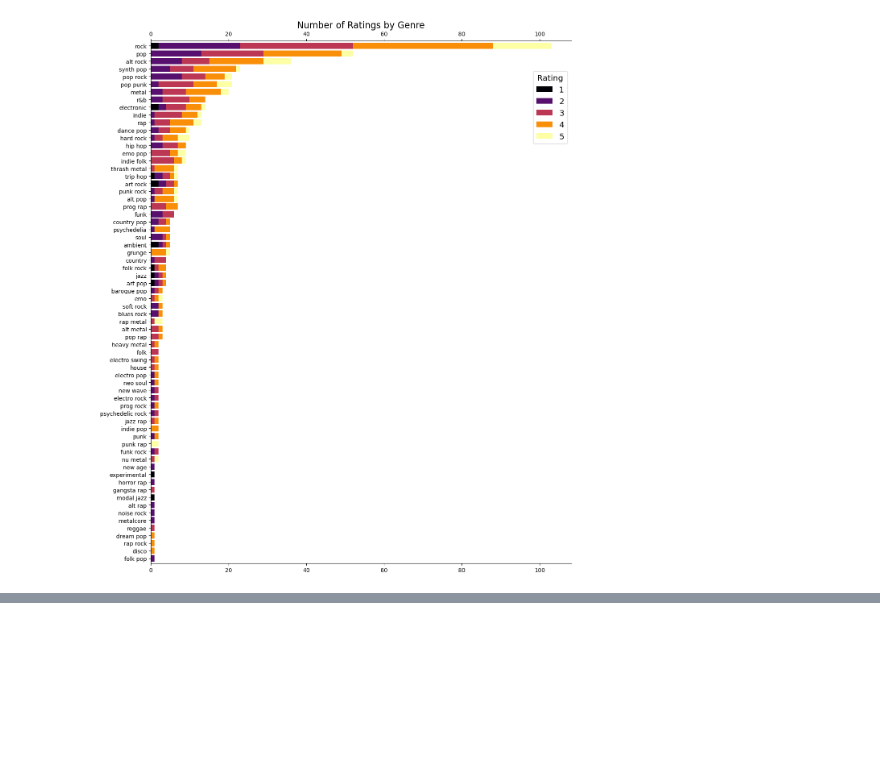
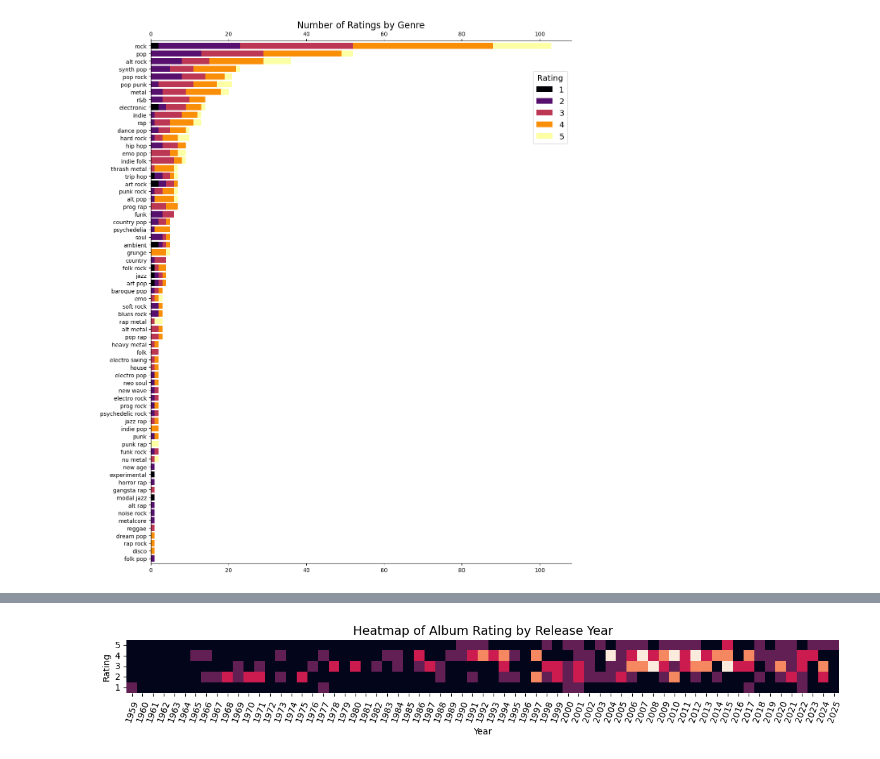
Before and after one commit to GHornshaw/music-ratings-visuals, a Jupyter notebook: src/visualisations.ipynb, the cells around one changed output, grey strips where cells are left out. Drawn from its saved outputs; the diff is of its cells as text; code cells hidden in the pictures; blank space fills up the shorter version.

Commit message:
Added a ratings by year heatmap

```diff
--- a/src/visualisations.ipynb
+++ b/src/visualisations.ipynb
@@ -92,0 +93,14 @@ plt.savefig(os.path.join(figspath, filename))
+# %%
+### Create a heatmap of ratings by year ###
+
+from figures import create_year_rating_heatmap
+import seaborn as sbn
+import numpy as np
+
+filename = "year_rating_heatmap.png"
+colorbar = False
+
+fig = create_year_rating_heatmap(albums, colorbar)
+plt.savefig(os.path.join(figspath, filename))
+# %% [output]
+[figure, added]
```
Also changed, not shown: parts of 1 cell of this notebook, 4 other files.
